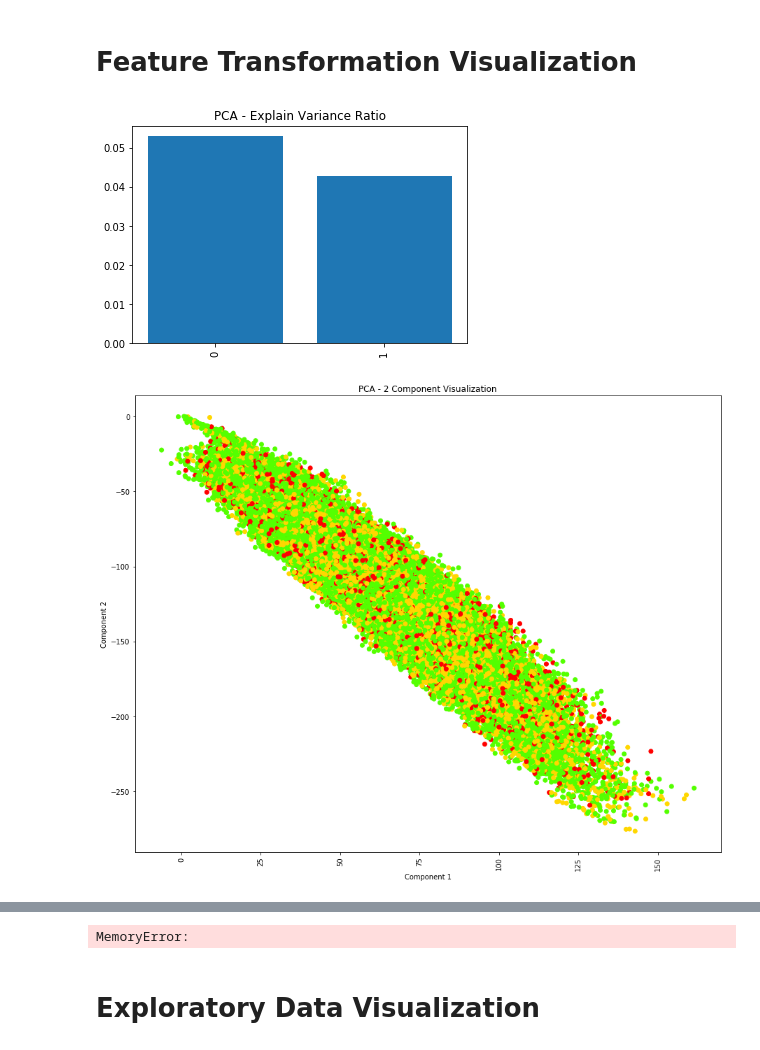
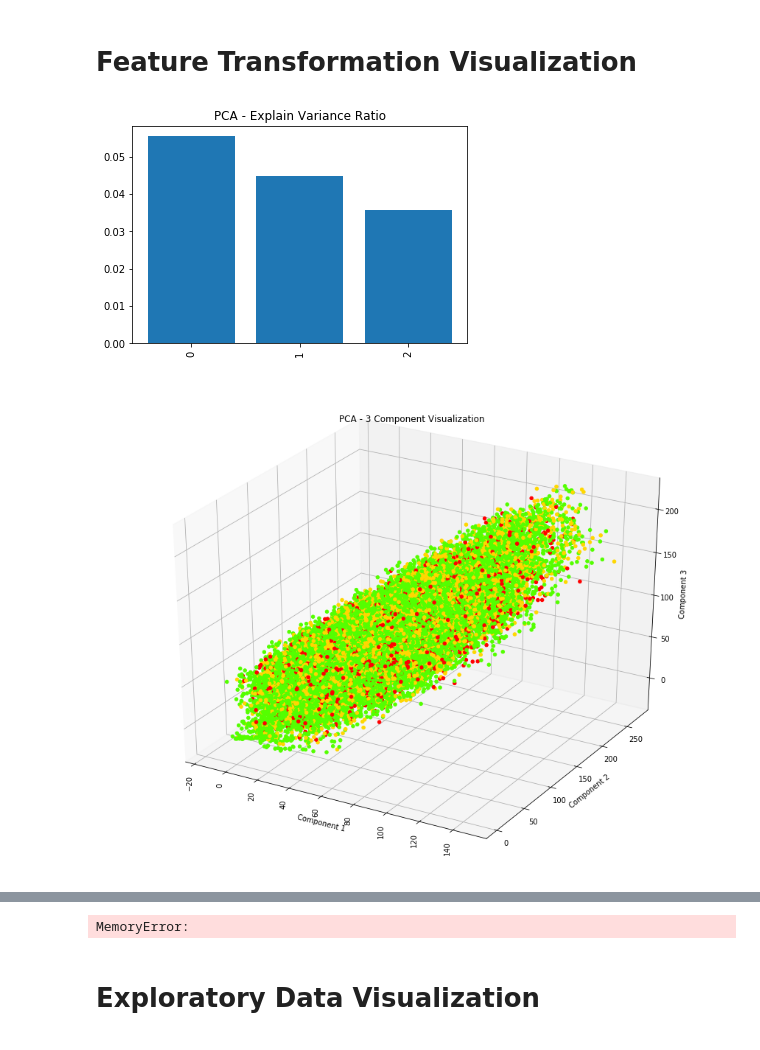
Before and after one commit to sujan-sube/pattern-recognition-project, a Jupyter notebook: pattern-recognition.ipynb, the cells around one changed output, grey strips where cells are left out. Saved outputs shown, nothing was run; the diff lists cells and outputs as text; code cells hidden in the pictures.

```diff
--- a/pattern-recognition.ipynb
+++ b/pattern-recognition.ipynb
@@ -114,7 +115,7 @@ def convertToBinaryClass(y):
 
 target_name = 'readmitted'
 use_dataframe = shuffle(use_dataframe)
-use_dataframe = dropColumn(use_dataframe, ['encounter_id', 'patient_nbr'])
+use_dataframe = dropColumn(use_dataframe, ['encounter_id', 'patient_nbr', 'weight', 'citoglipton', 'examide', 'glimepiride-pioglitazone'])
 # %%
 # display some statistics of data set
 # use_dataframe.describe()
@@ -925,8 +947,8 @@ kpca = KernelPCA()
 ##############################
 
 # set base parameters
-pca_params = {'n_components': 2}
-nmf_params = {'n_components': 2}
+pca_params = {'n_components': 3}
+nmf_params = {'n_components': 3}
 kpca_params = {
                'kernel': "rbf",
                'gamma': 10,
@@ -952,12 +974,14 @@ plt.show()
 # display results from PCA
 pca_transformed = pca.transform(X)
 
-plt.subplots(figsize=(15, 12))
-plt.scatter(pca_transformed[:,0], pca_transformed[:,1], c=Y, cmap='prism', alpha=1)
+fig = plt.figure(figsize=(15, 12))
+ax = fig.add_subplot(111, projection='3d')
+ax.scatter(pca_transformed[:,0], pca_transformed[:,1], pca_transformed[:,2], c=Y, cmap='prism', alpha=1)
 plt.xticks(rotation=90)
-plt.xlabel("Component 1")
-plt.ylabel("Component 2")
-plt.title("PCA - 2 Component Visualization")
+ax.set_xlabel("Component 1")
+ax.set_ylabel("Component 2")
+ax.set_zlabel("Component 3")
+ax.set_title("PCA - 3 Component Visualization")
 plt.show()
 
 
@@ -970,12 +994,14 @@ nmf.set_params(**nmf_params)
 nmf.fit(X_minmax_scaled)
 nmf_transformed = nmf.transform(X_minmax_scaled)
 
-plt.subplots(figsize=(15, 12))
-plt.scatter(nmf_transformed[:,0], nmf_transformed[:,1], c=Y, cmap='prism', alpha=1)
+fig = plt.figure(figsize=(15, 12))
+ax = fig.add_subplot(111, projection='3d')
+ax.scatter(nmf_transformed[:,0], nmf_transformed[:,1], nmf_transformed[:,2], c=Y, cmap='prism', alpha=1)
 plt.xticks(rotation=90)
-plt.xlabel("Component 1")
-plt.ylabel("Component 2")
-plt.title("NMF - 2 Component Visualization")
+ax.set_xlabel("Component 1")
+ax.set_ylabel("Component 2")
+ax.set_zlabel("Component 3")
+ax.set_title("NMF - 3 Component Visualization")
 plt.show()
 
 
@@ -988,32 +1014,32 @@ kpca_params = [{
                {
                'kernel': "poly",
                'gamma': 10,
                'degree': 8 # only for poly kernel
                },
                {
                'kernel': "rbf",
                'gamma': 10
                },
                {
                'kernel': "rbf",
                'gamma': 50
                },
                {
                'kernel': "cosine"
                }]
 
 for kpca_param in kpca_params:
     kpca.set_params(**kpca_param)
     kpca.fit(X_scaled)
     kpca_transformed = kpca.transform(X_scaled)
 
     plt.subplots(figsize=(15, 12))
     plt.scatter(kpca_transformed[:,0], kpca_transformed[:,1], c=Y, cmap='prism', alpha=1)
     plt.xticks(rotation=90)
     plt.xlabel("Component 1")
     plt.ylabel("Component 2")
     plt.title("KPCA - Kernel: {}".format(kpca.get_params()['kernel']))
     plt.show()
 # %% [output]
-[figure, old version]
+[figure, new version]
-[figure, old version]
+[figure, new version]
```
Also changed, not shown: parts of 13 cells of this notebook.
